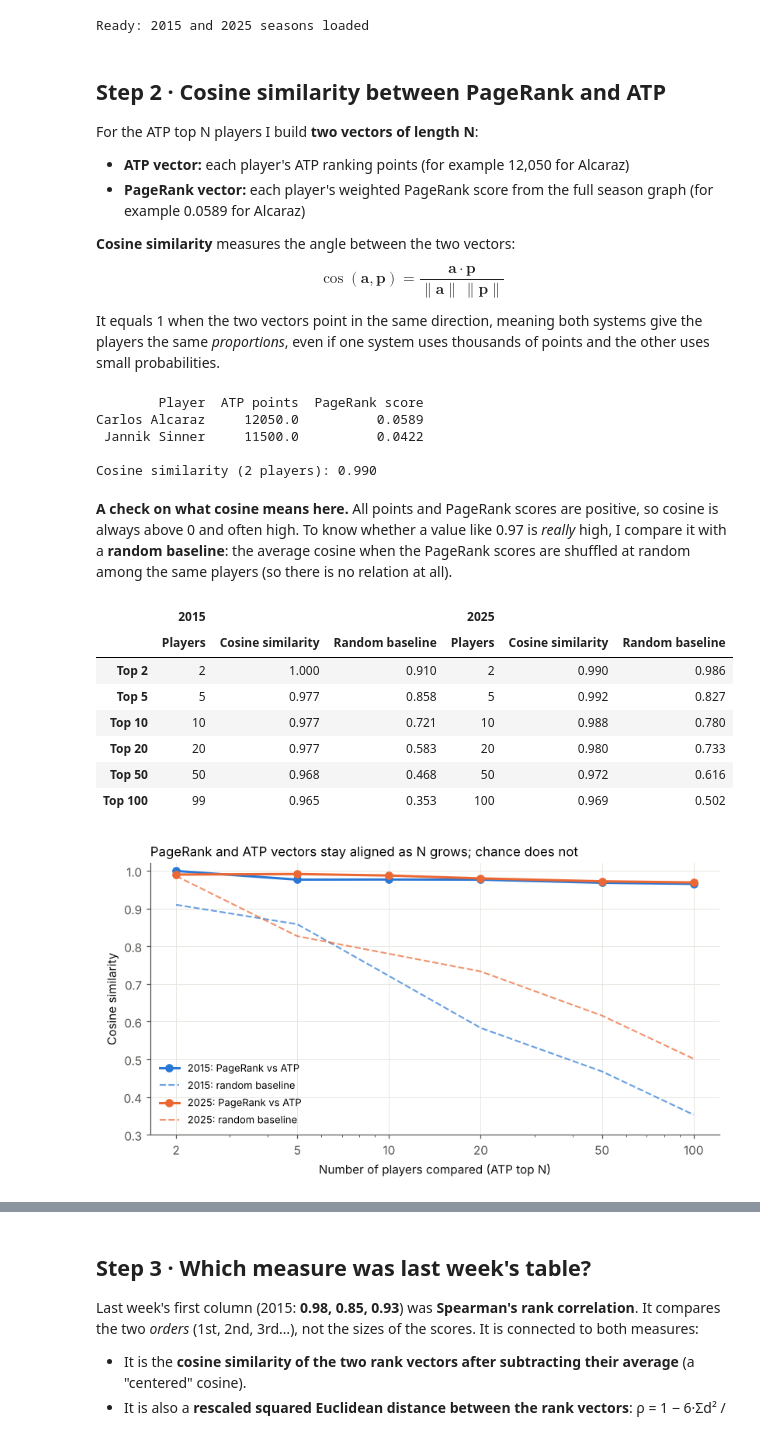
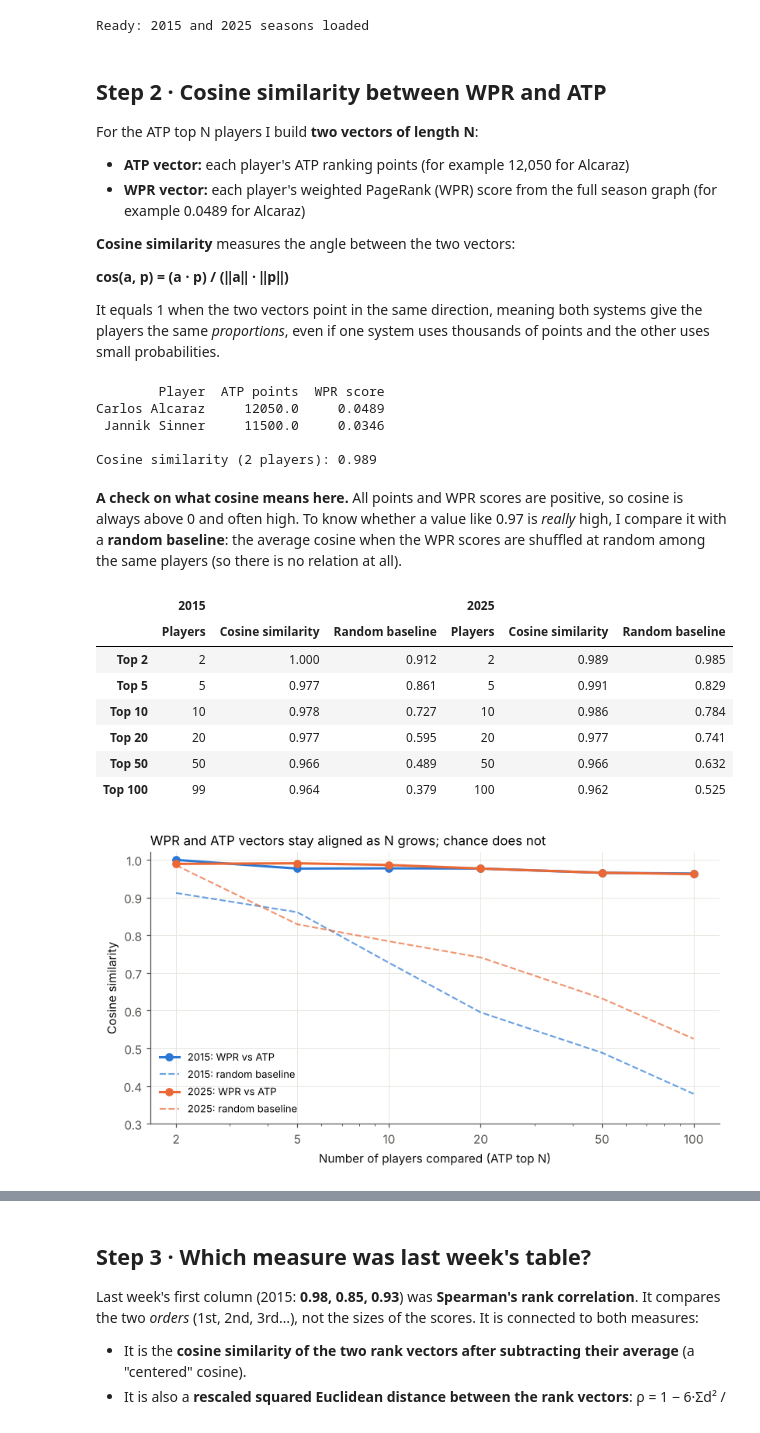
Before and after one commit to ChakibMadcur/tennis-pagerank-research, a Jupyter notebook: notebooks/03_cosine_history_premier_league.ipynb, the cells around one changed output, grey strips where cells are left out. Saved outputs shown, nothing was run; the diff lists cells and outputs as text; code cells hidden in the pictures.

```diff
--- a/notebooks/03_cosine_history_premier_league.ipynb
+++ b/notebooks/03_cosine_history_premier_league.ipynb
@@ -31,7 +31,7 @@ def load_season(year):
              & (~m.score.astype(str).str.contains("W/O", na=False))]
 
 def build_graph(m):
-    G = nx.DiGraph()                                   # arrow: loser -> winner, weight = matches won
+    G = nx.DiGraph()                                   # directed edge: loser -> winner, weight = matches won
     for loser, winner in zip(m.loser_id, m.winner_id):
         if G.has_edge(loser, winner):
             G[loser][winner]["weight"] += 1
@@ -40,9 +40,7 @@ def build_graph(m):
     return G
 
 def pagerank_scores(m, G):
-    wins = m.winner_id.value_counts()
-    node_weight = {p: wins.get(p, 0) + 1 for p in G}   # node weight = matches won + 1
-    return pd.Series(nx.pagerank(G, alpha=0.85, personalization=node_weight, weight="weight", tol=1e-12))
+    return pd.Series(nx.pagerank(G, alpha=0.85, weight="weight", tol=1e-12))   # WPR, uniform restart (no node weights)
 
 RANKING_FILES = ["atp_rankings_70s.csv", "atp_rankings_80s.csv", "atp_rankings_90s.csv",
                  "atp_rankings_00s.csv", "atp_rankings_10s.csv", "atp_rankings_20s.csv"]
@@ -64,15 +62,15 @@ print("Ready: 2015 and 2025 seasons loaded")
 # %% [output]
 Ready: 2015 and 2025 seasons loaded
 # %% [markdown]
-## Step 2 · Cosine similarity between PageRank and ATP
+## Step 2 · Cosine similarity between WPR and ATP
 
 For the ATP top N players I build **two vectors of length N**:
 - **ATP vector:** each player's ATP ranking points (for example 12,050 for Alcaraz)
-- **PageRank vector:** each player's weighted PageRank score from the full season graph (for example 0.0589 for Alcaraz)
+- **WPR vector:** each player's weighted PageRank (WPR) score from the full season graph (for example 0.0489 for Alcaraz)
 
 **Cosine similarity** measures the angle between the two vectors:
 
-$$\cos(\mathbf{a},\mathbf{p}) = \frac{\mathbf{a}\cdot\mathbf{p}}{\|\mathbf{a}\|\,\|\mathbf{p}\|}$$
+**cos(a, p) = (a · p) / (‖a‖ · ‖p‖)**
 
 It equals 1 when the two vectors point in the same direction, meaning both systems give the players the same *proportions*, even if one system uses thousands of points and the other uses small probabilities.
 # %%
@@ -87,16 +85,16 @@ def vectors(atp, pr, N):
 
 # Example with 2 players: Alcaraz and Sinner, 2025
 a, p, ids = vectors(atp25, pr25, 2)
-print(pd.DataFrame({"Player": [names[i] for i in ids], "ATP points": a, "PageRank score": p.round(4)}).to_string(index=False))
+print(pd.DataFrame({"Player": [names[i] for i in ids], "ATP points": a, "WPR score": p.round(4)}).to_string(index=False))
 print(f"\nCosine similarity (2 players): {cosine(a, p):.3f}")
 # %% [output]
-        Player  ATP points  PageRank score
-Carlos Alcaraz     12050.0          0.0589
- Jannik Sinner     11500.0          0.0422
+        Player  ATP points  WPR score
+Carlos Alcaraz     12050.0     0.0489
+ Jannik Sinner     11500.0     0.0346
 
-Cosine similarity (2 players): 0.990
+Cosine similarity (2 players): 0.989
 # %% [markdown]
-**A check on what cosine means here.** All points and PageRank scores are positive, so cosine is always above 0 and often high. To know whether a value like 0.97 is *really* high, I compare it with a **random baseline**: the average cosine when the PageRank scores are shuffled at random among the same players (so there is no relation at all).
+**A check on what cosine means here.** All points and WPR scores are positive, so cosine is always above 0 and often high. To know whether a value like 0.97 is *really* high, I compare it with a **random baseline**: the average cosine when the WPR scores are shuffled at random among the same players (so there is no relation at all).
 # %%
 rng = np.random.default_rng(0)
 
@@ -115,24 +113,24 @@ pd.concat({"2015": cos15, "2025": cos25}, axis=1).round(3)
 # %% [output]
 |  | 2015 |  |  | 2025 |  |  |
 |  | Players | Cosine similarity | Random baseline | Players | Cosine similarity | Random baseline |
-| Top 2 | 2 | 1.000 | 0.910 | 2 | 0.990 | 0.986 |
-| Top 5 | 5 | 0.977 | 0.858 | 5 | 0.992 | 0.827 |
-| Top 10 | 10 | 0.977 | 0.721 | 10 | 0.988 | 0.780 |
-| Top 20 | 20 | 0.977 | 0.583 | 20 | 0.980 | 0.733 |
-| Top 50 | 50 | 0.968 | 0.468 | 50 | 0.972 | 0.616 |
-| Top 100 | 99 | 0.965 | 0.353 | 100 | 0.969 | 0.502 |
+| Top 2 | 2 | 1.000 | 0.912 | 2 | 0.989 | 0.985 |
+| Top 5 | 5 | 0.977 | 0.861 | 5 | 0.991 | 0.829 |
+| Top 10 | 10 | 0.978 | 0.727 | 10 | 0.986 | 0.784 |
+| Top 20 | 20 | 0.977 | 0.595 | 20 | 0.977 | 0.741 |
+| Top 50 | 50 | 0.966 | 0.489 | 50 | 0.966 | 0.632 |
+| Top 100 | 99 | 0.964 | 0.379 | 100 | 0.962 | 0.525 |
 # %%
 Ns = [2, 5, 10, 20, 50, 100]
 fig, ax = plt.subplots(figsize=(7.5, 4.2))
 for year, t, color in [("2015", cos15, BLUE), ("2025", cos25, ORANGE)]:
-    ax.plot(Ns, t["Cosine similarity"], "-o", color=color, lw=2, ms=6, label=f"{year}: PageRank vs ATP")
+    ax.plot(Ns, t["Cosine similarity"], "-o", color=color, lw=2, ms=6, label=f"{year}: WPR vs ATP")
     ax.plot(Ns, t["Random baseline"], "--", color=color, lw=1.4, alpha=0.7, label=f"{year}: random baseline")
 ax.set_xscale("log"); ax.set_xticks(Ns); ax.set_xticklabels(Ns)
 ax.set_ylim(0.3, 1.02); ax.set_xlabel("Number of players compared (ATP top N)"); ax.set_ylabel("Cosine similarity")
-ax.set_title("PageRank and ATP vectors stay aligned as N grows; chance does not", loc="left", fontsize=11)
+ax.set_title("WPR and ATP vectors stay aligned as N grows; chance does not", loc="left", fontsize=11)
 ax.legend(frameon=False, fontsize=8.5, loc="lower left")
 plt.tight_layout(); plt.savefig("figures/cosine_by_N.png", dpi=200); plt.show()
 # %% [output]
-[figure, old version]
+[figure, new version]
 # %% [markdown]
 **Why cosine similarity and not Euclidean distance**
```
Also changed, not shown: parts of 15 cells of this notebook, 11 other files.
